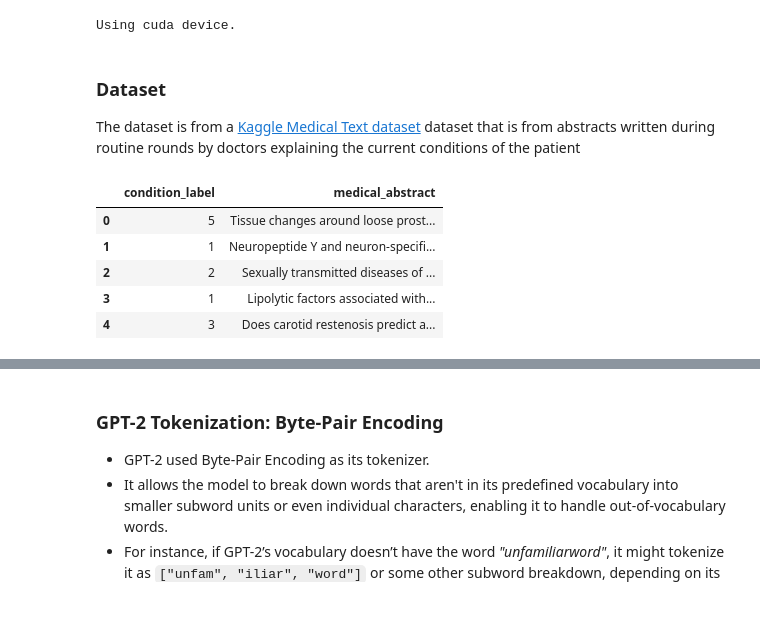
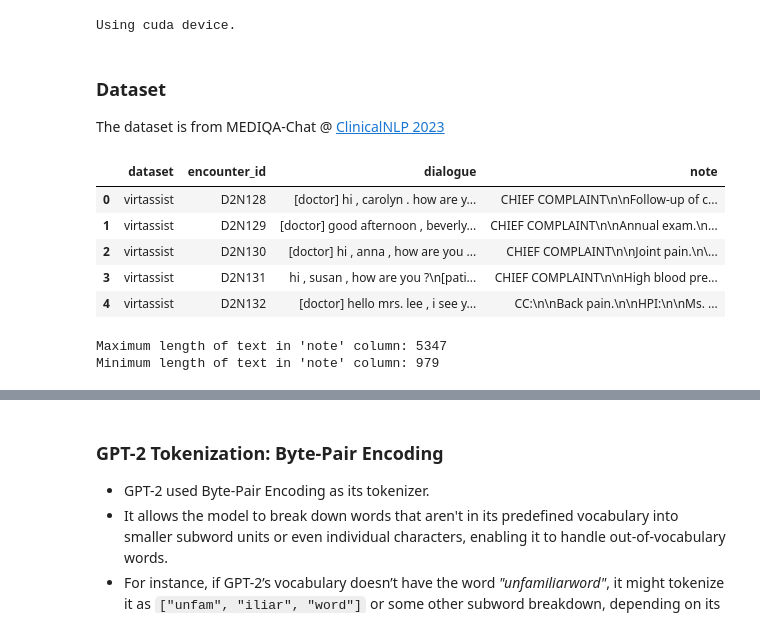
Before and after one commit to thedatasense/robust-med-mllm-experiments, a Jupyter notebook: notebooks/03-Building-LLM.ipynb, the cells around one changed output, grey strips where cells are left out. Drawn from its saved outputs; the diff is of its cells as text; code cells hidden in the pictures.

Commit message:
Updated to use clinical notes

```diff
--- a/notebooks/03-Building-LLM.ipynb
+++ b/notebooks/03-Building-LLM.ipynb
@@ -45,18 +45,27 @@ else:
 print(f"Using {device} device.")
 # %% [output]
 Using cuda device.
-# %% [markdown]
-### Dataset
-
-The dataset is from a [Kaggle Medical Text dataset](https://www.kaggle.com/datasets/chaitanyakck/medical-text) dataset that is from abstracts written during routine rounds by doctors explaining the current conditions of the patient
+# %% [markdown]
+### Dataset
+
+The dataset is from MEDIQA-Chat @ [ClinicalNLP 2023]([https://sites.google.com/view/mediqa2023/clinicalnlp-mediqa-chat-2023])
 # %%
-df = pd.read_csv("https://raw.githubusercontent.com/sebischair/Medical-Abstracts-TC-Corpus/refs/heads/main/medical_tc_train.csv")
+df = pd.read_csv("https://raw.githubusercontent.com/microsoft/clinical_visit_note_summarization_corpus/refs/heads/main/data/aci-bench/challenge_data/clinicalnlp_taskC_test2.csv")
 df.head()
 # %% [output]
-|  | condition_label | medical_abstract |
-| 0 | 5 | Tissue changes around loose prost... |
-| 1 | 1 | Neuropeptide Y and neuron-specifi... |
-| 2 | 2 | Sexually transmitted diseases of ... |
-| 3 | 1 | Lipolytic factors associated with... |
-| 4 | 3 | Does carotid restenosis predict a... |
+|  | dataset | encounter_id | dialogue | note |
+| 0 | virtassist | D2N128 | [doctor] hi , carolyn . how are y... | CHIEF COMPLAINT\n\nFollow-up of c... |
+| 1 | virtassist | D2N129 | [doctor] good afternoon , beverly... | CHIEF COMPLAINT\n\nAnnual exam.\n... |
+| 2 | virtassist | D2N130 | [doctor] hi , anna , how are you ... | CHIEF COMPLAINT\n\nJoint pain.\n\... |
+| 3 | virtassist | D2N131 | hi , susan , how are you ?\n[pati... | CHIEF COMPLAINT\n\nHigh blood pre... |
+| 4 | virtassist | D2N132 | [doctor] hello mrs. lee , i see y... | CC:\n\nBack pain.\n\nHPI:\n\nMs. ... |
+# %%
+max_len = df['note'].str.len().max()
+min_len = df['note'].str.len().min()
+
+print(f"Maximum length of text in 'note' column: {max_len}")
+print(f"Minimum length of text in 'note' column: {min_len}")
+# %% [output]
+Maximum length of text in 'note' column: 5347
+Minimum length of text in 'note' column: 979
 # %%
```
Also changed, not shown: parts of 3 cells of this notebook.
